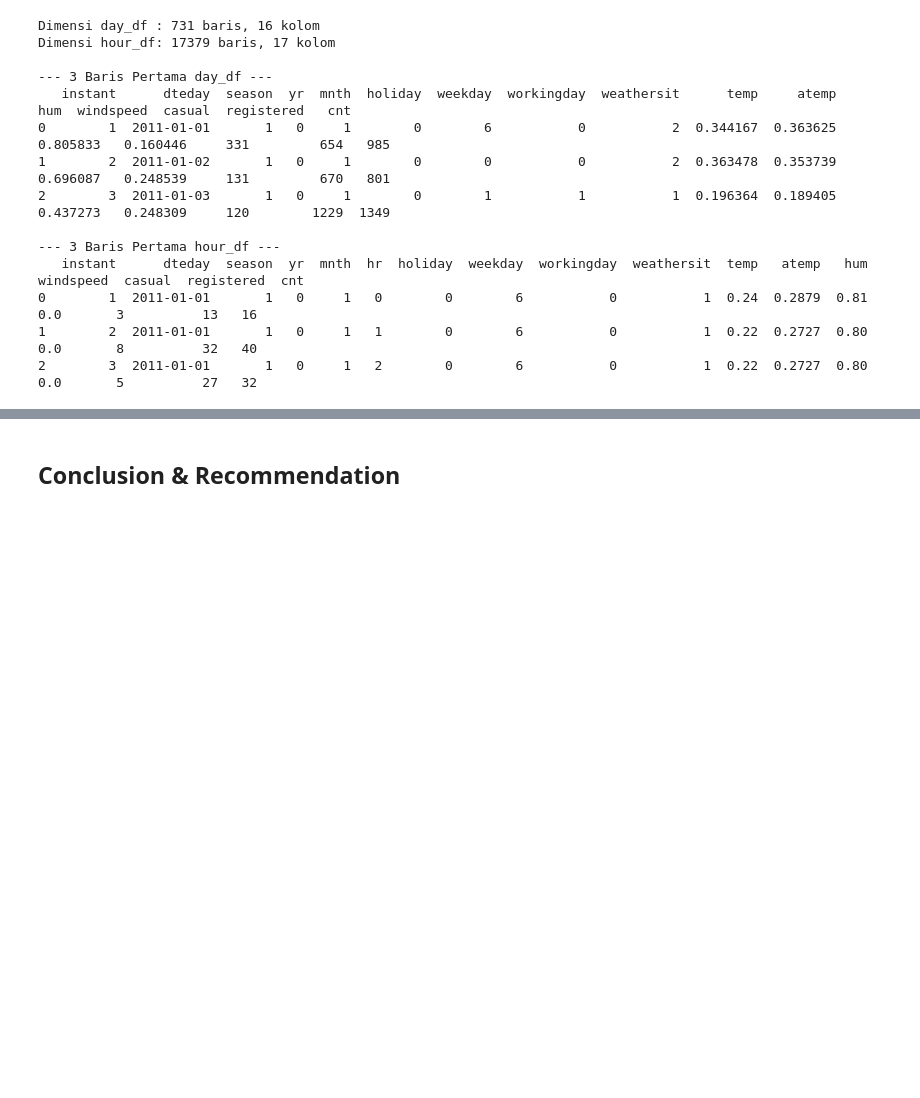
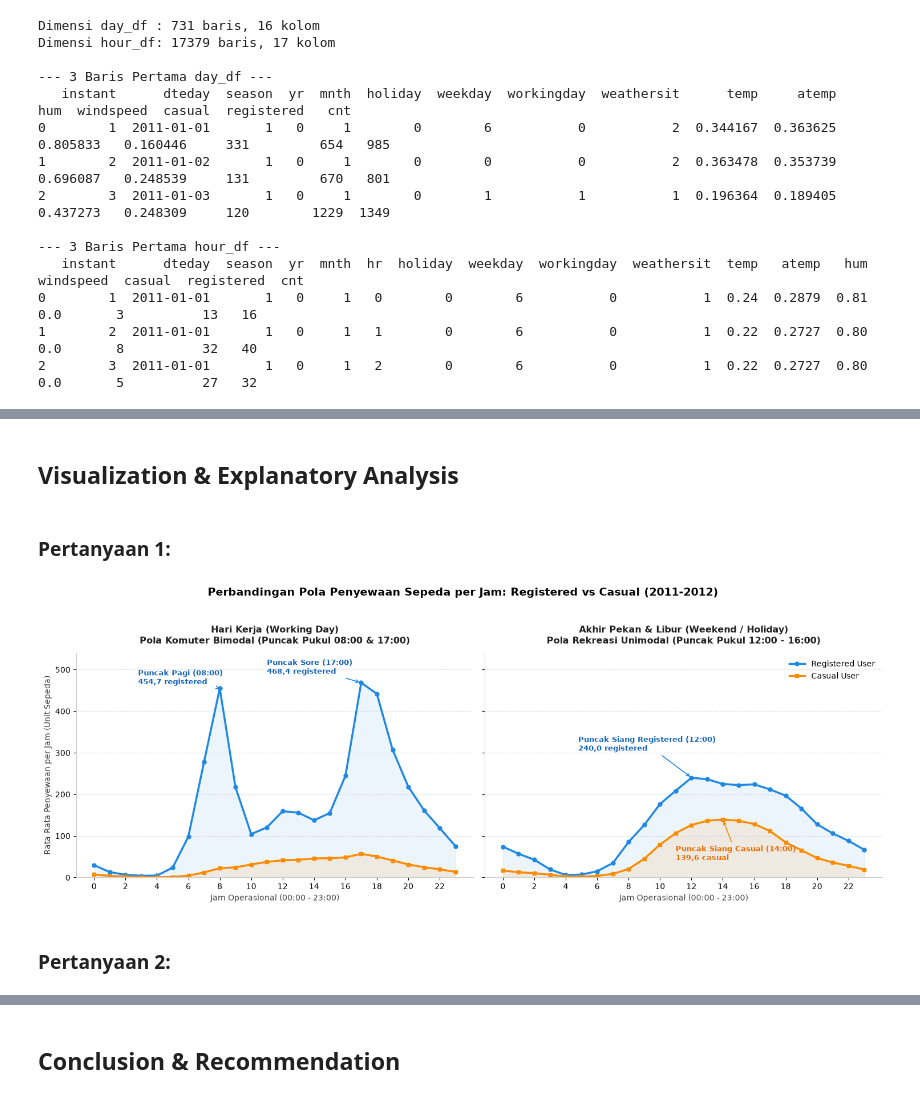
Before and after one commit to diyantipratiwi-web/submission_final, a Jupyter notebook: submission/notebook.ipynb, the cells around one changed output, grey strips where cells are left out. Cells and saved outputs as stored; diff of their text form; code cells hidden in the pictures; blank space fills up the shorter version.

```diff
--- a/submission/notebook.ipynb
+++ b/submission/notebook.ipynb
@@ -393,3 +354,48 @@ plt.show()
+# %% [markdown]
+## Visualization & Explanatory Analysis
+# %% [markdown]
+### Pertanyaan 1:
+# %%
+fig, axes = plt.subplots(1, 2, figsize=(15, 5.5), sharey=True)
+day_types = ['Working Day', 'Weekend / Holiday']
+titles = [
+    'Hari Kerja (Working Day)\nPola Komuter Bimodal (Puncak Pukul 08:00 & 17:00)',
+    'Akhir Pekan & Libur (Weekend / Holiday)\nPola Rekreasi Unimodal (Puncak Pukul 12:00 - 16:00)'
+]
+
+for ax, dtype, title in zip(axes, day_types, titles):
+    sub = hourly_agg[hourly_agg['day_type'] == dtype]
+    ax.plot(sub['hr'], sub['registered'], marker='o', linewidth=2.5, markersize=5, color='#1E88E5', label='Registered User')
+    ax.plot(sub['hr'], sub['casual'], marker='s', linewidth=2.5, markersize=5, color='#FB8C00', label='Casual User')
+    ax.fill_between(sub['hr'], sub['registered'], color='#1E88E5', alpha=0.08)
+    ax.fill_between(sub['hr'], sub['casual'], color='#FB8C00', alpha=0.10)
+
+    ax.set_title(title, fontsize=11.5, fontweight='bold', pad=12, color='#212121')
+    ax.set_xlabel('Jam Operasional (00:00 - 23:00)', fontsize=10, color='#424242')
+    ax.set_xticks(range(0, 24, 2))
+    ax.set_ylim(0, 540)
+    ax.grid(axis='y', linestyle='--', alpha=0.4, color='#BDBDBD')
+    ax.spines['top'].set_visible(False)
+    ax.spines['right'].set_visible(False)
+
+axes[0].annotate('Puncak Pagi (08:00)\n454,7 registered', xy=(8, 454.74), xytext=(2.8, 465),
+                 arrowprops=dict(arrowstyle='->', color='#1E88E5', lw=1.2), fontsize=9, fontweight='bold', color='#1565C0')
+axes[0].annotate('Puncak Sore (17:00)\n468,4 registered', xy=(17, 468.39), xytext=(11.0, 490),
+                 arrowprops=dict(arrowstyle='->', color='#1E88E5', lw=1.2), fontsize=9, fontweight='bold', color='#1565C0')
+axes[1].annotate('Puncak Siang Registered (12:00)\n240,0 registered', xy=(12, 240.01), xytext=(4.8, 305),
+                 arrowprops=dict(arrowstyle='->', color='#1E88E5', lw=1.2), fontsize=9, fontweight='bold', color='#1565C0')
+axes[1].annotate('Puncak Siang Casual (14:00)\n139,6 casual', xy=(14, 139.59), xytext=(11.0, 42),
+                 arrowprops=dict(arrowstyle='->', color='#FB8C00', lw=1.2), fontsize=9, fontweight='bold', color='#EF6C00')
+
+axes[0].set_ylabel('Rata-Rata Penyewaan per Jam (Unit Sepeda)', fontsize=10, color='#424242')
+axes[1].legend(frameon=False, fontsize=10, loc='upper right')
+fig.suptitle('Perbandingan Pola Penyewaan Sepeda per Jam: Registered vs Casual (2011-2012)', fontsize=13.5, fontweight='bold', y=1.03)
+plt.tight_layout()
+plt.show()
+# %% [output]
+[figure, added]
+# %% [markdown]
+### Pertanyaan 2:
 # %%
 fig, axes = plt.subplots(1, 2, figsize=(15, 5.5))
 
```
Also changed, not shown: parts of 52 cells of this notebook, 16 other files.
